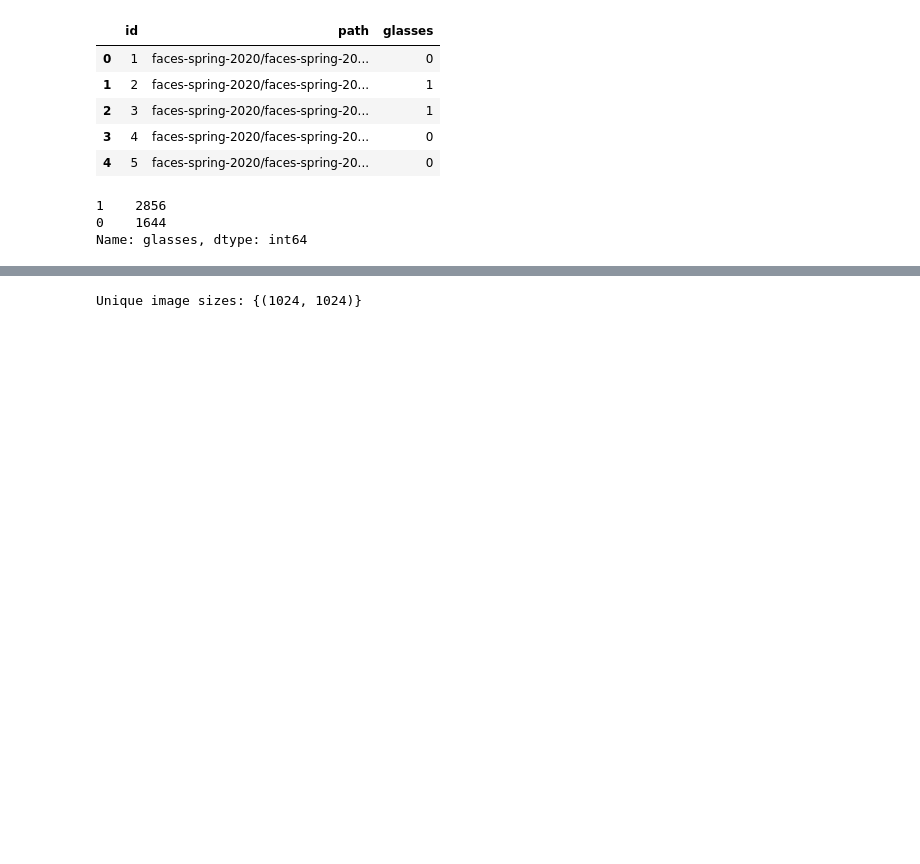
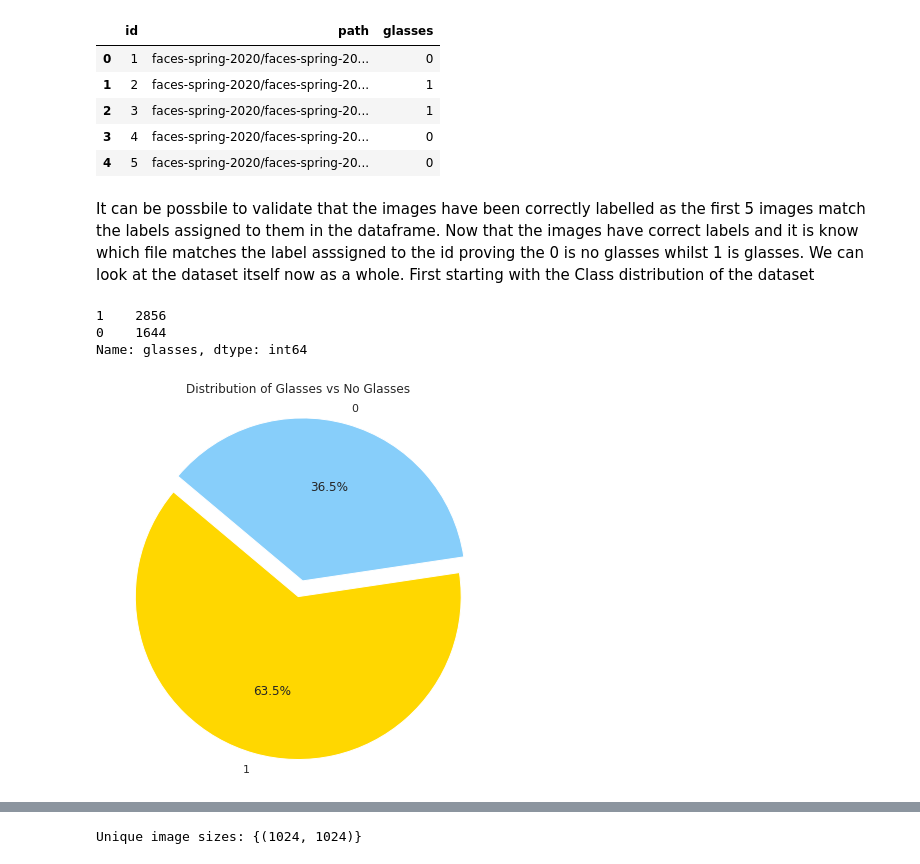
Before and after one commit to HumanClone/Image-Classifier---Glasses, a Jupyter notebook: Image-Classification.ipynb, the cells around one changed output, grey strips where cells are left out. Drawn from its saved outputs; the diff is of its cells as text; code cells hidden in the pictures; blank space fills up the shorter version.

```diff
--- a/Image-Classification.ipynb
+++ b/Image-Classification.ipynb
@@ -106,9 +137,21 @@ df.head()
 | 2 | 3 | faces-spring-2020/faces-spring-20... | 1 |
 | 3 | 4 | faces-spring-2020/faces-spring-20... | 0 |
 | 4 | 5 | faces-spring-2020/faces-spring-20... | 0 |
+# %% [markdown]
+It can be possbile to validate that the images have been correctly labelled as the first 5 images match the labels assigned to them in the dataframe. Now that the images have correct labels and it is know which file matches the label asssigned to the id proving the 0 is no glasses whilst 1 is glasses.
+We can look at the dataset itself now as a whole. First starting with the Class distribution of the dataset
 # %%
 df.glasses.value_counts()
 # %% [output]
 1    2856
 0    1644
 Name: glasses, dtype: int64
+# %%
+class_counts = df['glasses'].value_counts()
+plt.figure(figsize=(7, 7))
+plt.pie(class_counts, labels=class_counts.index, autopct='%1.1f%%', colors=['gold', 'lightskyblue'], startangle=140, explode=(0.1, 0))
+plt.axis('equal')
+plt.title('Distribution of Glasses vs No Glasses')
+plt.show()
+# %% [output]
+[figure, added]
```
Also changed, not shown: parts of 72 cells of this notebook, 1 other file.
